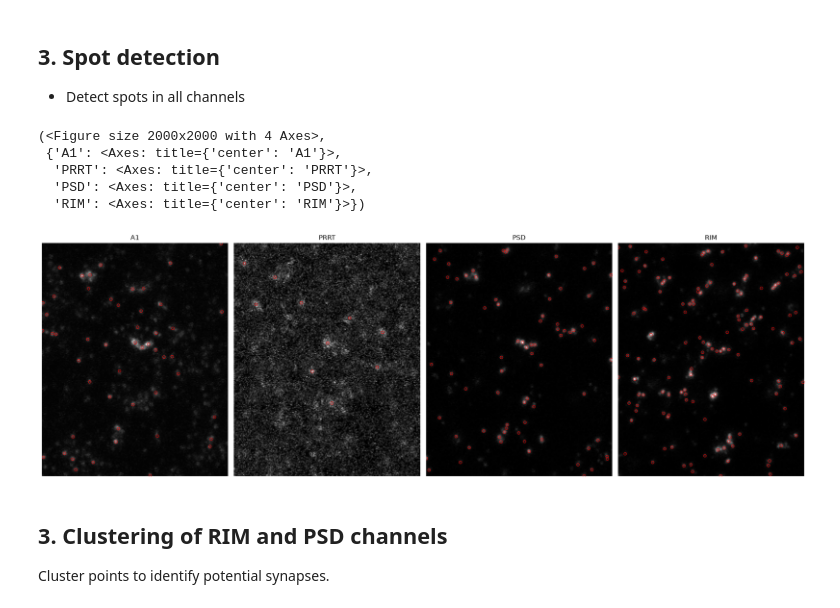
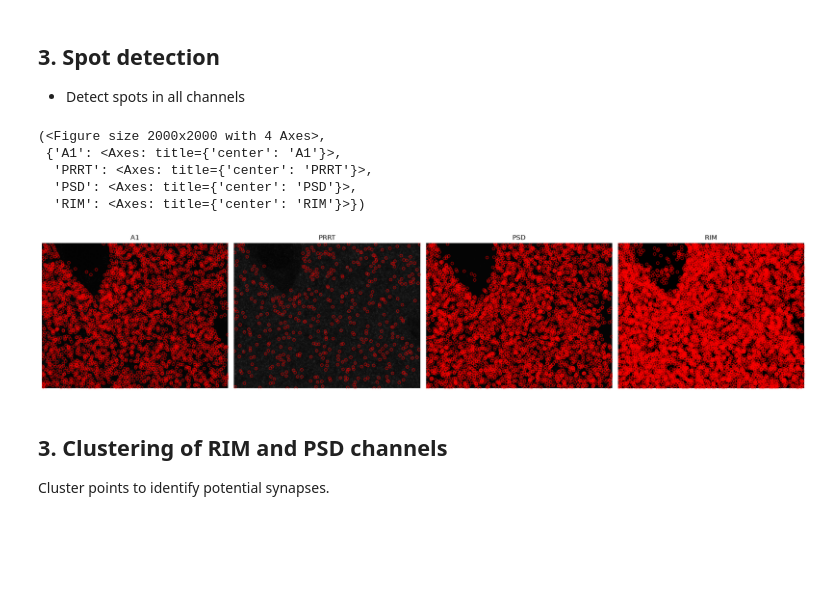
Before and after one commit to jboulanger/synex, a Jupyter notebook: notebooks/Analysis.ipynb, the cells around one changed output. Drawn from its saved outputs; the diff is of its cells as text; code cells hidden in the pictures; blank space fills up the shorter version.

```diff
--- a/notebooks/Analysis.ipynb
+++ b/notebooks/Analysis.ipynb
@@ -59,29 +59,29 @@ plt.tight_layout()
 # %%
 import matplotlib.pyplot as plt
 import numpy as np
 
 from prrt_clustering import detect_puncta, plot_data, plot_points
 
-tmp = stabilized[0, :, :, 250:500, 800:1000]
+tmp = stabilized[0]#, :, :, 250:500, 800:1000]
 parameters = {
     "PRRT": {"scale_um": 0.4, "specificity": 6},
     "A1": {"scale_um": 0.3, "specificity": 6},
     "PSD": {"scale_um": 0.1, "specificity": 8},
     "RIM": {"scale_um": 0.1, "specificity": 6},
 }
 
 points = detect_puncta(tmp, parameters)
 
 fig = plt.figure(figsize=(20, 20))
 fig, axes = plot_data(tmp, split=True, fig=fig)
 plot_points(points, ms=10, split=True, axes_dict=axes)
 # %% [output]
 (<Figure size 2000x2000 with 4 Axes>,
  {'A1': <Axes: title={'center': 'A1'}>,
   'PRRT': <Axes: title={'center': 'PRRT'}>,
   'PSD': <Axes: title={'center': 'PSD'}>,
   'RIM': <Axes: title={'center': 'RIM'}>})
-[figure, old version]
+[figure, new version]
 # %%
 import napari
 
```
Also changed, not shown: parts of 12 cells of this notebook, 3 other files.
